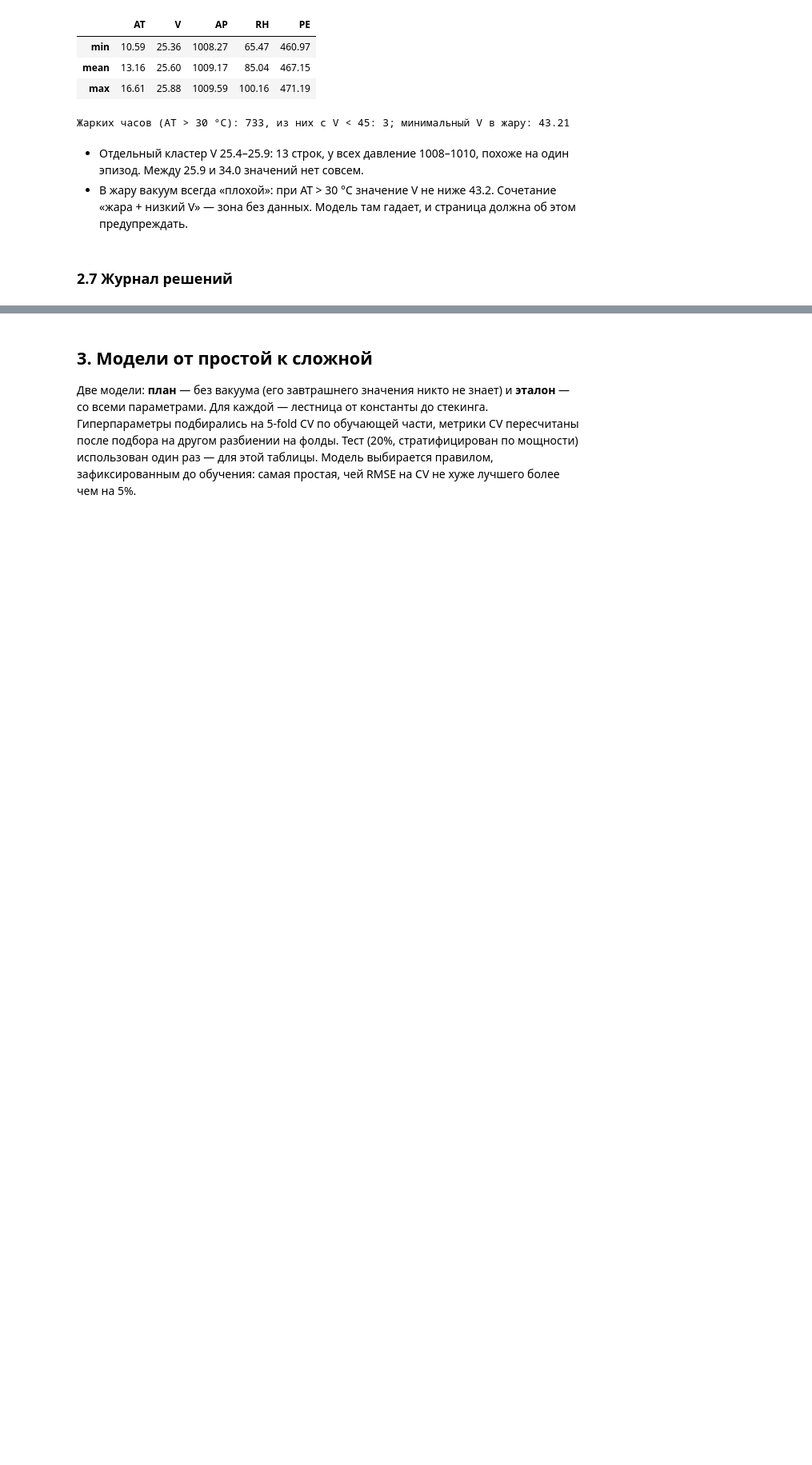
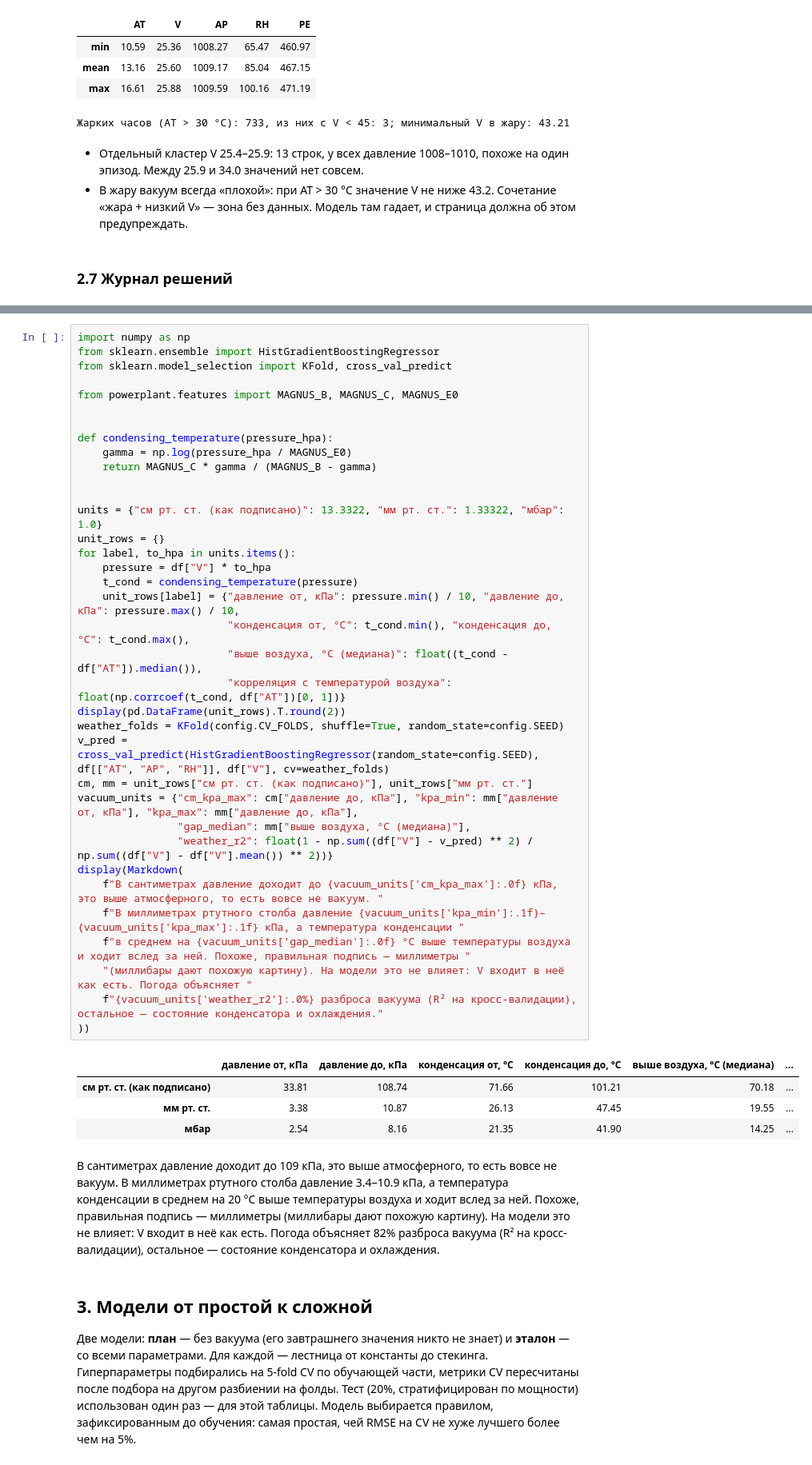
Before and after one commit to eFoggye/etalon-pgu, a Jupyter notebook: notebooks/research.ipynb, the cells around one changed output, grey strips where cells are left out. Shown at 80% size. Cells and saved outputs as stored; diff of their text form; blank space fills up the shorter version.

```diff
--- a/notebooks/research.ipynb
+++ b/notebooks/research.ipynb
@@ -264,3 +269,45 @@ display(Markdown(journal.split("\n", 1)[1]))
+# %%
+import numpy as np
+from sklearn.ensemble import HistGradientBoostingRegressor
+from sklearn.model_selection import KFold, cross_val_predict
+
+from powerplant.features import MAGNUS_B, MAGNUS_C, MAGNUS_E0
+
+
+def condensing_temperature(pressure_hpa):
+    gamma = np.log(pressure_hpa / MAGNUS_E0)
+    return MAGNUS_C * gamma / (MAGNUS_B - gamma)
+
+
+units = {"см рт. ст. (как подписано)": 13.3322, "мм рт. ст.": 1.33322, "мбар": 1.0}
+unit_rows = {}
+for label, to_hpa in units.items():
+    pressure = df["V"] * to_hpa
+    t_cond = condensing_temperature(pressure)
+    unit_rows[label] = {"давление от, кПа": pressure.min() / 10, "давление до, кПа": pressure.max() / 10,
+                        "конденсация от, °C": t_cond.min(), "конденсация до, °C": t_cond.max(),
+                        "выше воздуха, °C (медиана)": float((t_cond - df["AT"]).median()),
+                        "корреляция с температурой воздуха": float(np.corrcoef(t_cond, df["AT"])[0, 1])}
+display(pd.DataFrame(unit_rows).T.round(2))
+weather_folds = KFold(config.CV_FOLDS, shuffle=True, random_state=config.SEED)
+v_pred = cross_val_predict(HistGradientBoostingRegressor(random_state=config.SEED), df[["AT", "AP", "RH"]], df["V"], cv=weather_folds)
+cm, mm = unit_rows["см рт. ст. (как подписано)"], unit_rows["мм рт. ст."]
+vacuum_units = {"cm_kpa_max": cm["давление до, кПа"], "kpa_min": mm["давление от, кПа"], "kpa_max": mm["давление до, кПа"],
+                "gap_median": mm["выше воздуха, °C (медиана)"],
+                "weather_r2": float(1 - np.sum((df["V"] - v_pred) ** 2) / np.sum((df["V"] - df["V"].mean()) ** 2))}
+display(Markdown(
+    f"В сантиметрах давление доходит до {vacuum_units['cm_kpa_max']:.0f} кПа, это выше атмосферного, то есть вовсе не вакуум. "
+    f"В миллиметрах ртутного столба давление {vacuum_units['kpa_min']:.1f}–{vacuum_units['kpa_max']:.1f} кПа, а температура конденсации "
+    f"в среднем на {vacuum_units['gap_median']:.0f} °C выше температуры воздуха и ходит вслед за ней. Похоже, правильная подпись — миллиметры "
+    "(миллибары дают похожую картину). На модели это не влияет: V входит в неё как есть. Погода объясняет "
+    f"{vacuum_units['weather_r2']:.0%} разброса вакуума (R² на кросс-валидации), остальное — состояние конденсатора и охлаждения."
+))
+# %% [output]
+|  | давление от, кПа | давление до, кПа | конденсация от, °C | конденсация до, °C | выше воздуха, °C (медиана) | ... |
+| см рт. ст. (как подписано) | 33.81 | 108.74 | 71.66 | 101.21 | 70.18 | ... |
+| мм рт. ст. | 3.38 | 10.87 | 26.13 | 47.45 | 19.55 | ... |
+| мбар | 2.54 | 8.16 | 21.35 | 41.90 | 14.25 | ... |
+В сантиметрах давление доходит до 109 кПа, это выше атмосферного, то есть вовсе не вакуум. В миллиметрах ртутного столба давление 3.4–10.9 кПа, а температура конденсации в среднем на 20 °C выше температуры воздуха и ходит вслед за ней. Похоже, правильная подпись — миллиметры (миллибары дают похожую картину). На модели это не влияет: V входит в неё как есть. Погода объясняет 82% разброса вакуума (R² на кросс-валидации), остальное — состояние конденсатора и охлаждения.
 # %% [markdown]
 ## 3. Модели от простой к сложной
 
```
Also changed, not shown: parts of 21 cells of this notebook, 18 other files.
